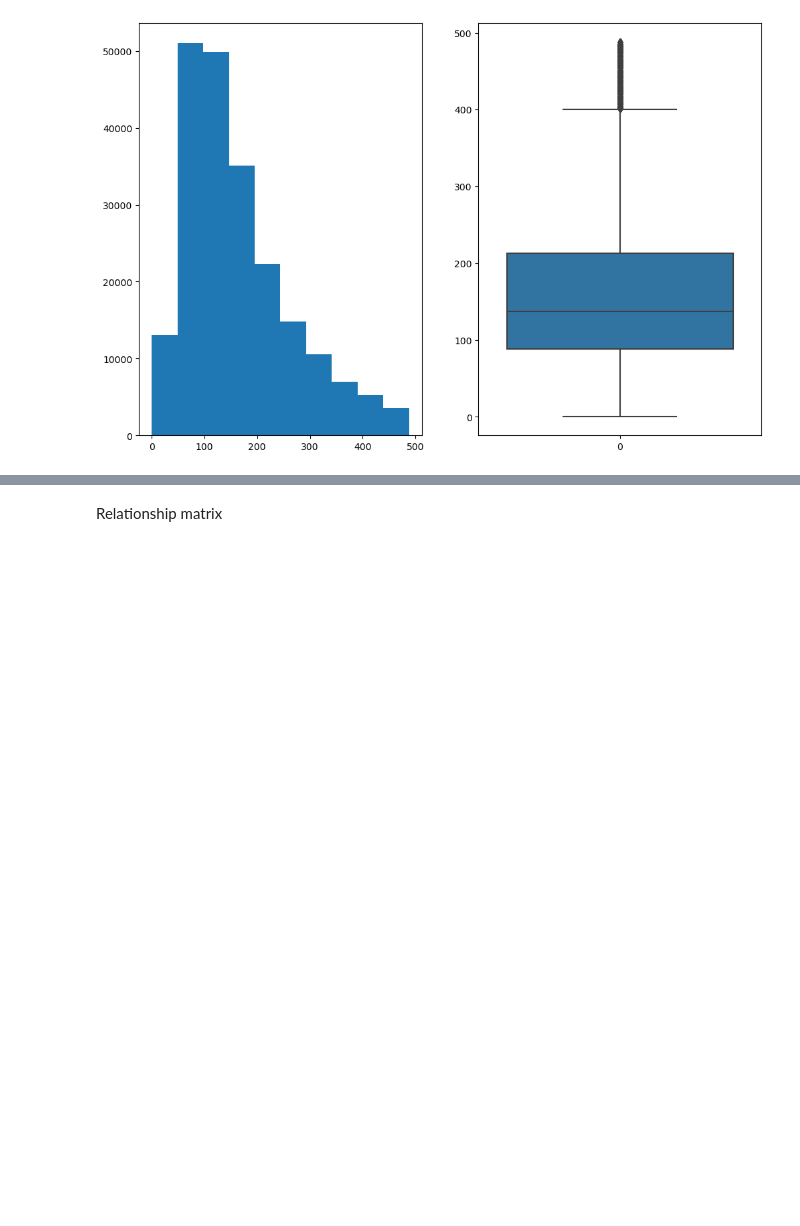
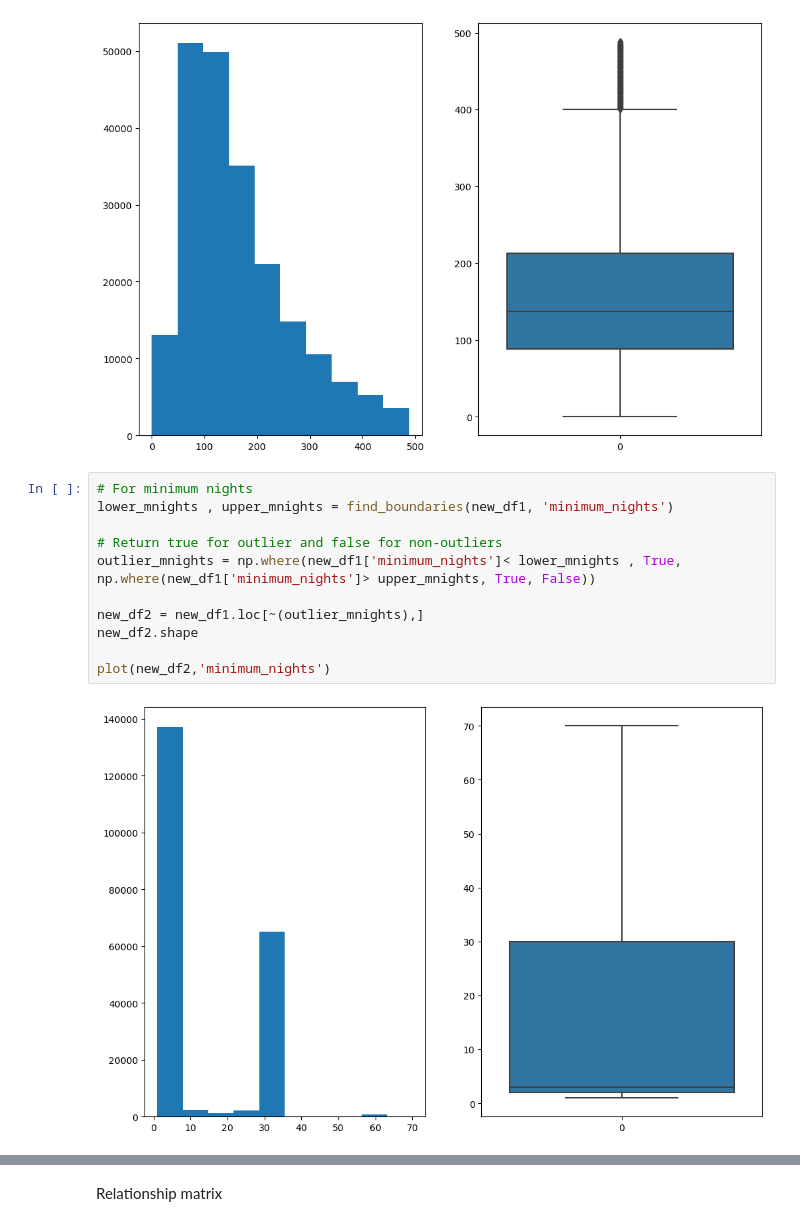
Before and after one commit to flo-shi/BNB-Price-Prediction, a Jupyter notebook: prediction.ipynb, the cells around one changed output, grey strips where cells are left out. Drawn from its saved outputs; the diff is of its cells as text; blank space fills up the shorter version.

```diff
--- a/prediction.ipynb
+++ b/prediction.ipynb
@@ -299,3 +283,16 @@ new_df1.shape
 plot(new_df1,'price')
 # %% [output]
 [figure]
+# %%
+# For minimum nights
+lower_mnights , upper_mnights = find_boundaries(new_df1, 'minimum_nights')
+
+# Return true for outlier and false for non-outliers
+outlier_mnights = np.where(new_df1['minimum_nights']< lower_mnights , True, np.where(new_df1['minimum_nights']> upper_mnights, True, False))
+
+new_df2 = new_df1.loc[~(outlier_mnights),]
+new_df2.shape
+
+plot(new_df2,'minimum_nights')
+# %% [output]
+[figure, added]
```
Also changed, not shown: parts of 18 cells of this notebook.
